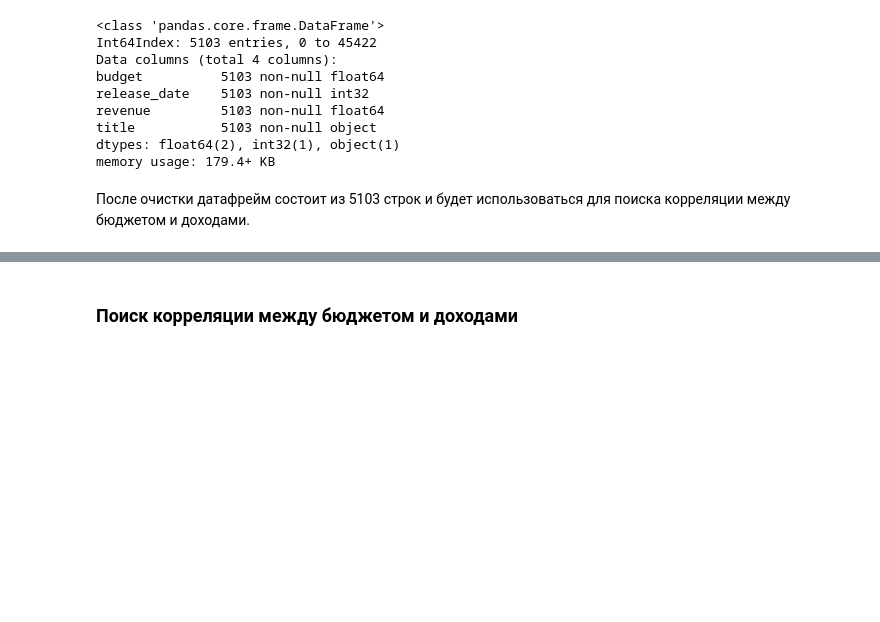
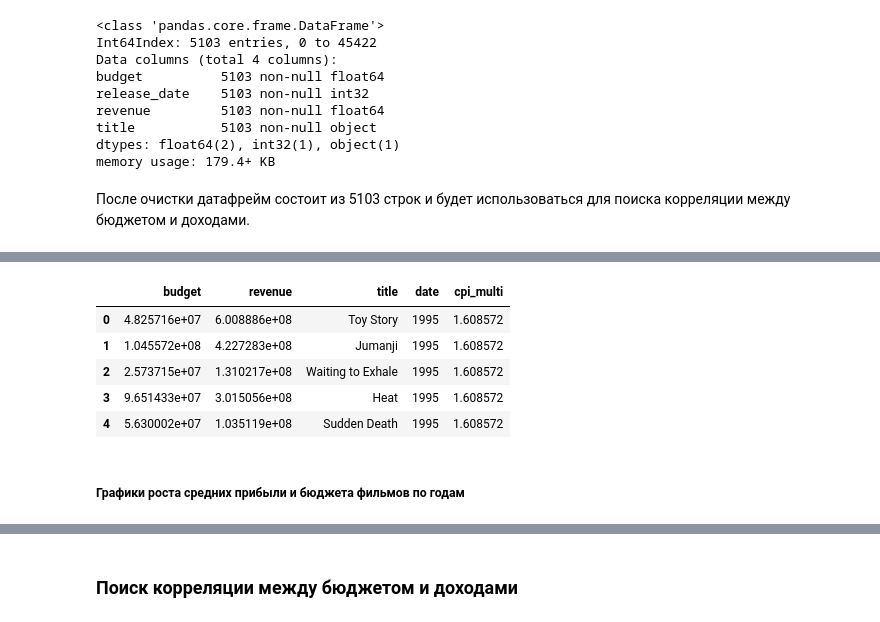
Before and after one commit to haema5/Further_Mathematics, a Jupyter notebook: theory of chances/project/pr_imdb.ipynb, the cells around one changed output, grey strips where cells are left out. Drawn from its saved outputs; the diff is of its cells as text; code cells hidden in the pictures; blank space fills up the shorter version.

```diff
--- a/theory of chances/project/pr_imdb.ipynb
+++ b/theory of chances/project/pr_imdb.ipynb
@@ -159,0 +205,13 @@ memory usage: 179.4+ KB
+# %%
+df['budget'] = df['budget'] * df['cpi_multi']
+df['revenue'] = df['revenue'] * df['cpi_multi']
+df.head()
+# %% [output]
+|  | budget | revenue | title | date | cpi_multi |
+| 0 | 4.825716e+07 | 6.008886e+08 | Toy Story | 1995 | 1.608572 |
+| 1 | 1.045572e+08 | 4.227283e+08 | Jumanji | 1995 | 1.608572 |
+| 2 | 2.573715e+07 | 1.310217e+08 | Waiting to Exhale | 1995 | 1.608572 |
+| 3 | 9.651433e+07 | 3.015056e+08 | Heat | 1995 | 1.608572 |
+| 4 | 5.630002e+07 | 1.035119e+08 | Sudden Death | 1995 | 1.608572 |
+# %% [markdown]
+##### Графики роста средних прибыли и бюджета фильмов по годам
```
Also changed, not shown: parts of 22 cells of this notebook, 1 other file.
